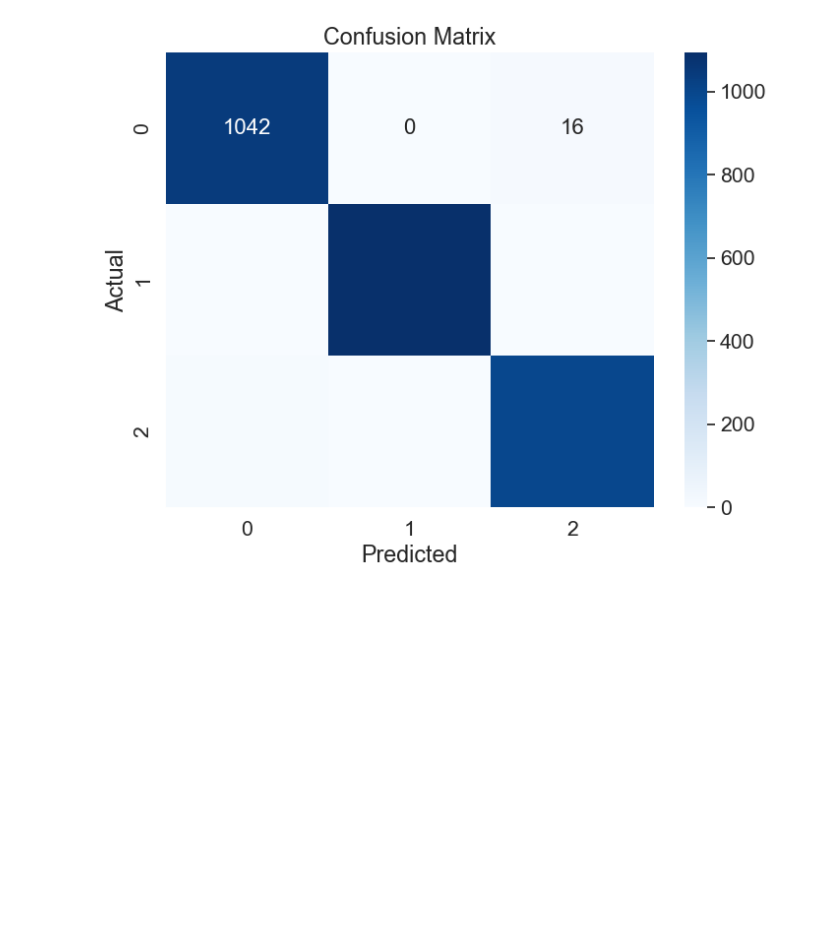
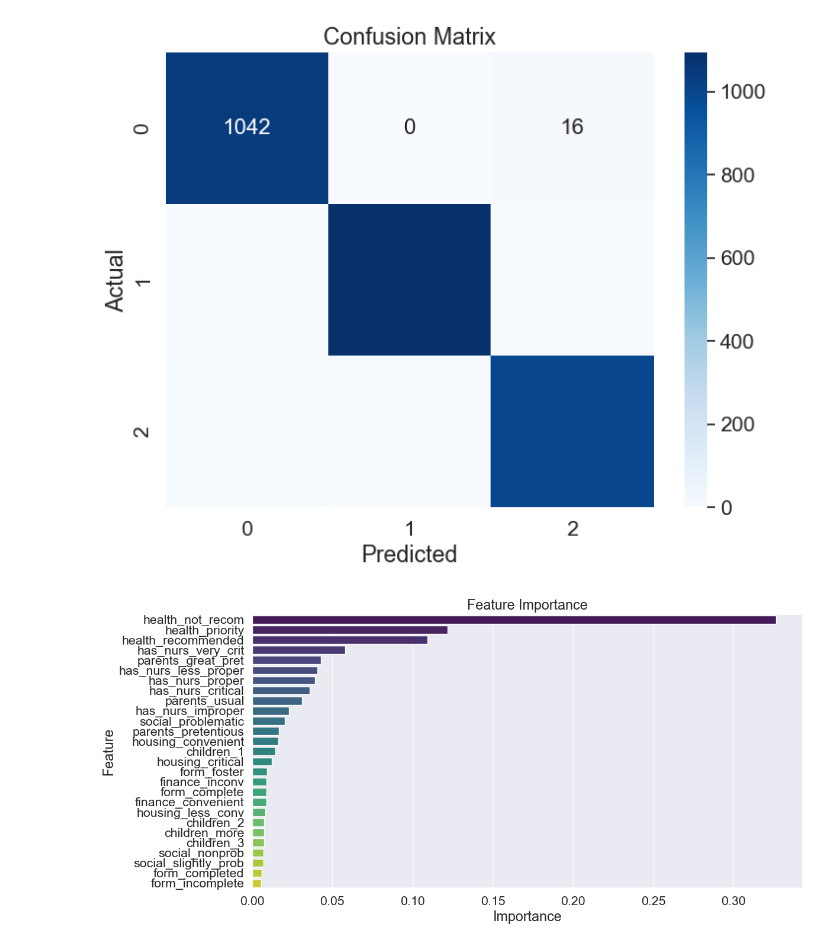
Before and after one commit to johan-preus/ml-project-2, a Jupyter notebook: nursery-random-forest.ipynb, the cells around one changed output. Saved outputs shown, nothing was run; the diff lists cells and outputs as text; code cells hidden in the pictures; blank space fills up the shorter version.

Commit message:
add feature importance graph

```diff
--- a/nursery-random-forest.ipynb
+++ b/nursery-random-forest.ipynb
@@ -358,3 +358,16 @@ plt.title('Confusion Matrix')
 plt.show()
 # %% [output]
 [figure]
+# %%
+importance_dict = dict(zip(column_names, model.feature_importances_))
+importance_df = pd.DataFrame(list(importance_dict.items()), columns=['Feature', 'Importance'])
+importance_df = importance_df.sort_values(by='Importance', ascending=False)
+# %%
+plt.figure(figsize=(12, 6))
+sns.barplot(x='Importance', y='Feature', data=importance_df, palette='viridis')
+plt.xlabel('Importance')
+plt.ylabel('Feature')
+plt.title('Feature Importance')
+plt.show()
+# %% [output]
+[figure, added]
```
